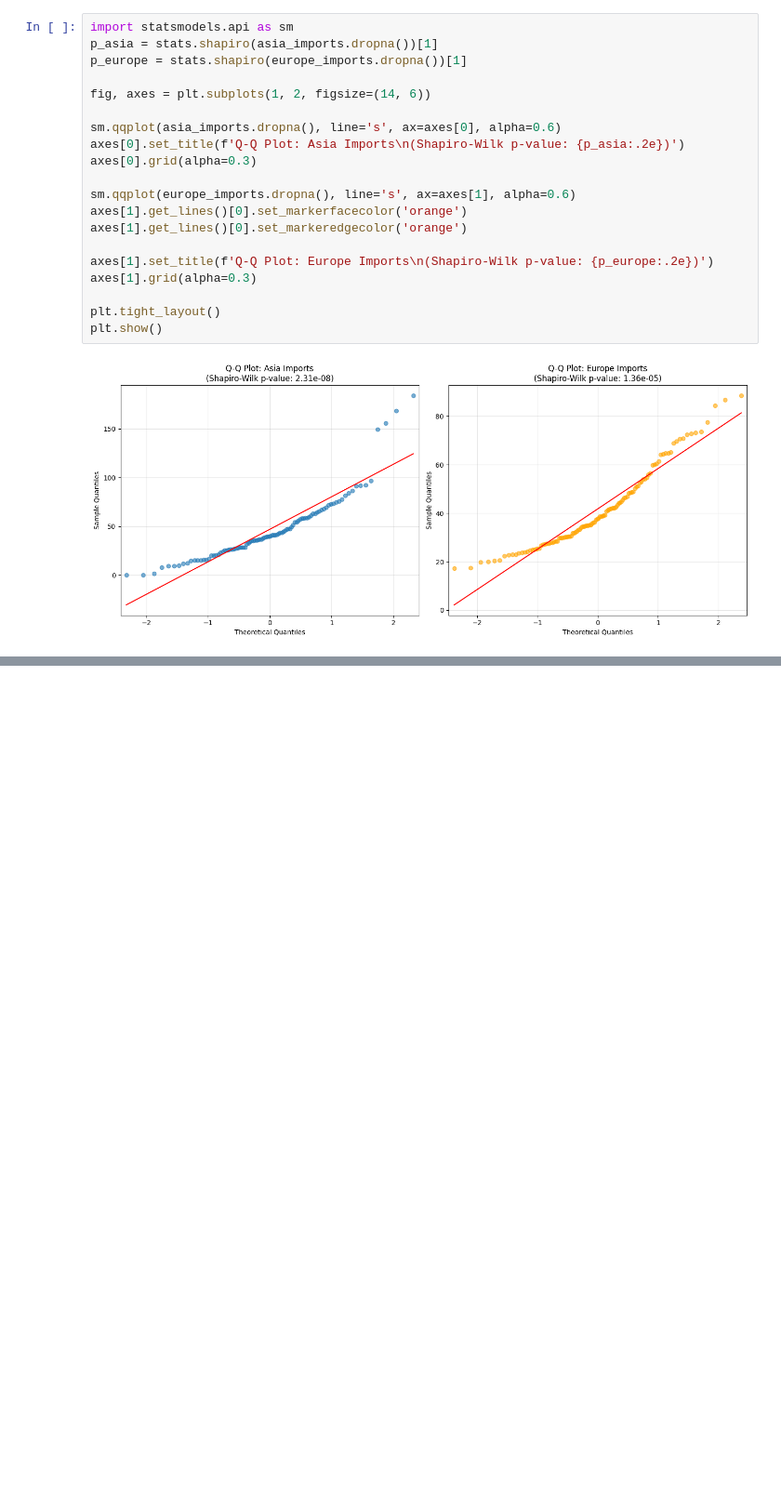
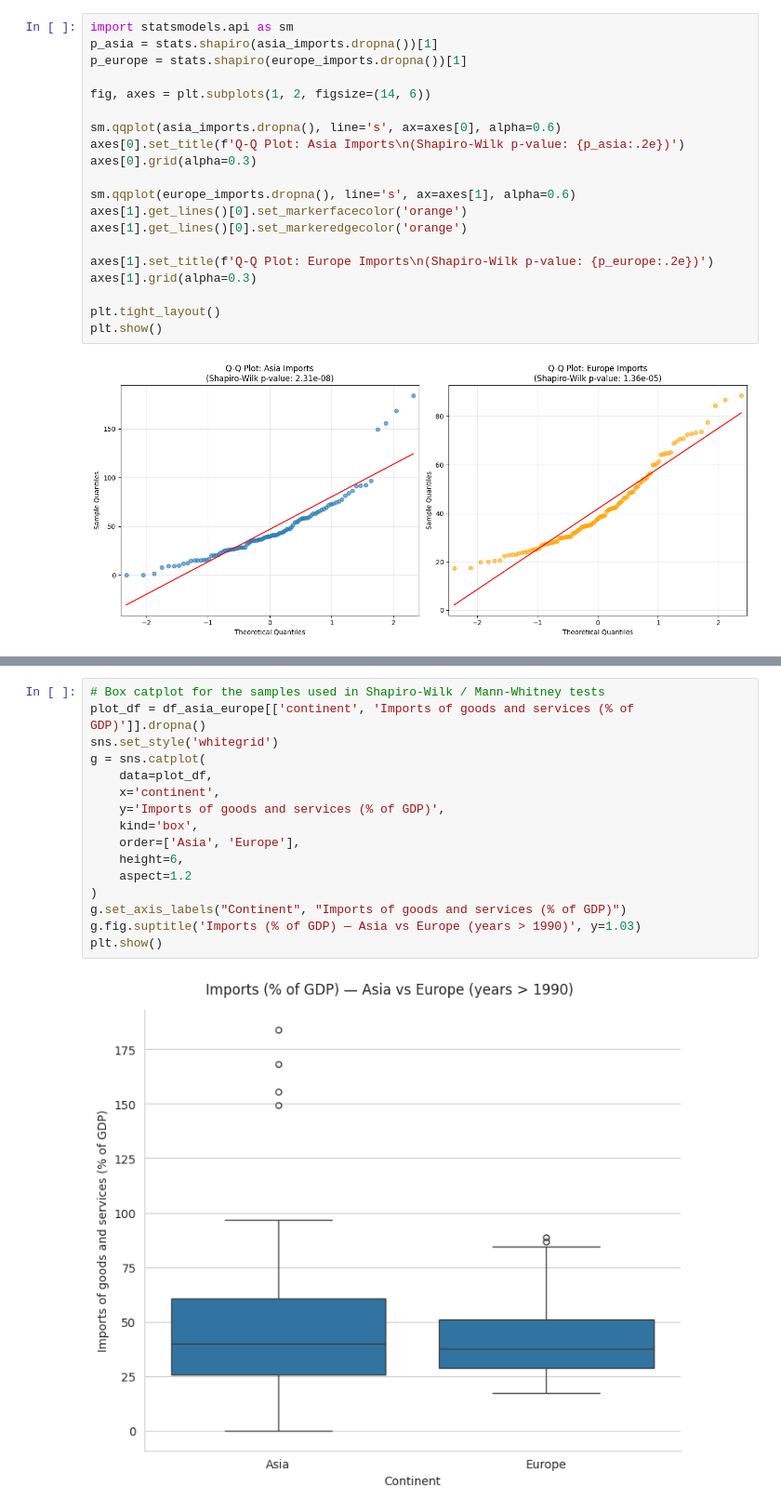
Before and after one commit to lmVl12/skill-assessments, a Jupyter notebook: Python for Data Science/gapminder_analysis.ipynb, the cells around one changed output, grey strips where cells are left out. Shown at 93% size. Saved outputs shown, nothing was run; the diff lists cells and outputs as text; blank space fills up the shorter version.

Commit message:
feat(py4ds): add Mann-Whitney test and boxplot

```diff
--- a/Python for Data Science/gapminder_analysis.ipynb
+++ b/Python for Data Science/gapminder_analysis.ipynb
@@ -193,0 +207,18 @@ plt.show()
+# %%
+# Box catplot for the samples used in Shapiro-Wilk / Mann-Whitney tests
+plot_df = df_asia_europe[['continent', 'Imports of goods and services (% of GDP)']].dropna()
+sns.set_style('whitegrid')
+g = sns.catplot(
+    data=plot_df,
+    x='continent',
+    y='Imports of goods and services (% of GDP)',
+    kind='box',
+    order=['Asia', 'Europe'],
+    height=6,
+    aspect=1.2
+)
+g.set_axis_labels("Continent", "Imports of goods and services (% of GDP)")
+g.fig.suptitle('Imports (% of GDP) — Asia vs Europe (years > 1990)', y=1.03)
+plt.show()
+# %% [output]
+[figure, added]
```
Also changed, not shown: parts of 1 cell of this notebook.
